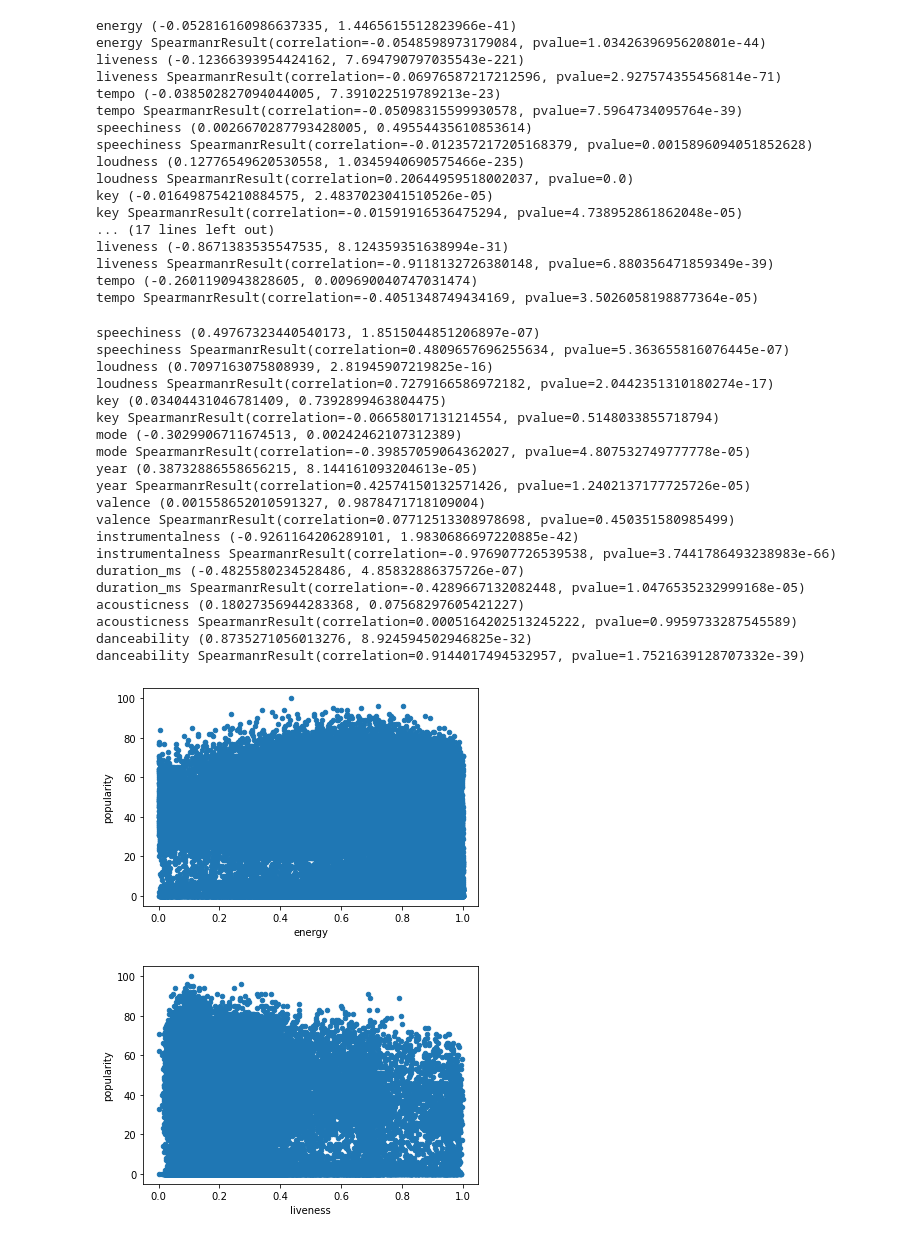
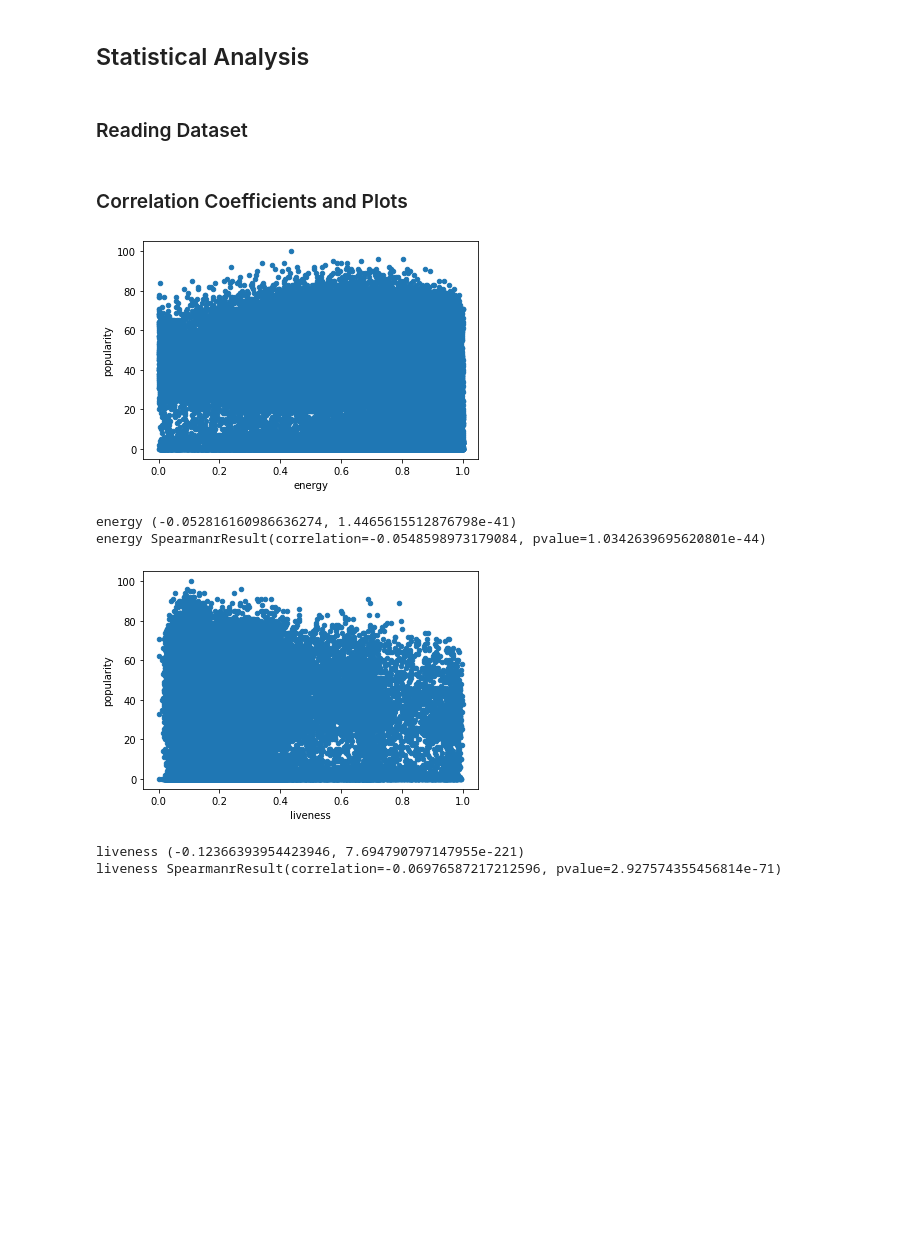
Before and after one commit to itstooerli/CS396DataScience, a Jupyter notebook: Project Milestone.ipynb, the cells around one changed output. Cells and saved outputs as stored; diff of their text form; code cells hidden in the pictures; blank space fills up the shorter version.

Commit message:
Cleaned files and repo

```diff
--- a/Project Milestone.ipynb
+++ b/Project Milestone.ipynb
@@ -33,0 +14,4 @@
+# %% [markdown]
+## Statistical Analysis
+# %% [markdown]
+### Reading Dataset
@@ -34,72 +20,21 @@
+# %% [markdown]
+### Correlation Coefficients and Plots
 # %%
-#data statistics
-import numpy as np
-import matplotlib.pyplot as plt
-import seaborn as sns
-from statistics import mean
-from scipy import stats
-from scipy.stats import chi2_contingency
-import time
-
-
-df = pd.read_csv('cleaned_spotify.csv')
+## Filter out all years less than 1980
 df.drop(df.index[df['year'] < 1980], inplace=True)
 
+## Plot all data against popularity and calculate pearson and spearman coefficients
 l = ["energy", "liveness", "tempo", "speechiness","loudness","key","mode","year","valence","instrumentalness","duration_ms","acousticness", "danceability"]
 for i in range(len(l)):
         df.plot.scatter(x=l[i], y='popularity')
+        plt.show()
         print(l[i], stats.pearsonr(df[l[i]], df['popularity']))
         print(l[i], stats.spearmanr(df[l[i]], df['popularity']))
-
-
-print('')
-df1 = df.groupby('popularity')
-df1 = df1.mean()
-df1 = df1.reset_index()
-l = ["energy", "liveness", "tempo", "speechiness","loudness","key","mode","year","valence","instrumentalness","duration_ms","acousticness", "danceability"]
-for i in range(len(l)):
-        df1.plot.scatter(x=l[i], y='popularity')
-        sns.lmplot(x=l[i],y="popularity", data=df1, palette="Paired")
-        print(l[i], stats.pearsonr(df1[l[i]], df1['popularity']))
-        print(l[i], stats.spearmanr(df1[l[i]], df1['popularity']))
 # %% [output]
+[figure]
-energy (-0.052816160986637335, 1.4465615512823966e-41)
+energy (-0.052816160986636274, 1.4465615512876798e-41)
 energy SpearmanrResult(correlation=-0.0548598973179084, pvalue=1.0342639695620801e-44)
-liveness (-0.12366393954424162, 7.694790797035543e-221)
-liveness SpearmanrResult(correlation=-0.06976587217212596, pvalue=2.927574355456814e-71)
-tempo (-0.038502827094044005, 7.391022519789213e-23)
-tempo SpearmanrResult(correlation=-0.05098315599930578, pvalue=7.5964734095764e-39)
-speechiness (0.0026670287793428005, 0.49554435610853614)
-speechiness SpearmanrResult(correlation=-0.012357217205168379, pvalue=0.0015896094051852628)
-loudness (0.12776549620530558, 1.0345940690575466e-235)
-loudness SpearmanrResult(correlation=0.20644959518002037, pvalue=0.0)
-key (-0.016498754210884575, 2.4837023041510526e-05)
-key SpearmanrResult(correlation=-0.01591916536475294, pvalue=4.738952861862048e-05)
-... (17 lines left out)
-liveness (-0.8671383535547535, 8.124359351638994e-31)
-liveness SpearmanrResult(correlation=-0.9118132726380148, pvalue=6.880356471859349e-39)
-tempo (-0.2601190943828605, 0.009690040747031474)
-tempo SpearmanrResult(correlation=-0.4051348749434169, pvalue=3.5026058198877364e-05)
+[figure]
-speechiness (0.49767323440540173, 1.8515044851206897e-07)
-speechiness SpearmanrResult(correlation=0.4809657696255634, pvalue=5.363655816076445e-07)
-loudness (0.7097163075808939, 2.81945907219825e-16)
-loudness SpearmanrResult(correlation=0.7279166586972182, pvalue=2.0442351310180274e-17)
-key (0.03404431046781409, 0.7392899463804475)
-key SpearmanrResult(correlation=-0.06658017131214554, pvalue=0.5148033855718794)
-mode (-0.3029906711674513, 0.00242462107312389)
-mode SpearmanrResult(correlation=-0.39857059064362027, pvalue=4.807532749777778e-05)
-year (0.38732886558656215, 8.144161093204613e-05)
-year SpearmanrResult(correlation=0.42574150132571426, pvalue=1.2402137177725726e-05)
-valence (0.001558652010591327, 0.9878471718109004)
-valence SpearmanrResult(correlation=0.07712513308978698, pvalue=0.450351580985499)
-instrumentalness (-0.9261164206289101, 1.9830686697220885e-42)
-instrumentalness SpearmanrResult(correlation=-0.976907726539538, pvalue=3.7441786493238983e-66)
-duration_ms (-0.4825580234528486, 4.85832886375726e-07)
-duration_ms SpearmanrResult(correlation=-0.4289667132082448, pvalue=1.0476535232999168e-05)
-acousticness (0.18027356944283368, 0.07568297605421227)
-acousticness SpearmanrResult(correlation=0.0005164202513245222, pvalue=0.9959733287545589)
-danceability (0.8735271056013276, 8.924594502946825e-32)
-danceability SpearmanrResult(correlation=0.9144017494532957, pvalue=1.7521639128707332e-39)
+liveness (-0.12366393954423946, 7.694790797147955e-221)
+liveness SpearmanrResult(correlation=-0.06976587217212596, pvalue=2.927574355456814e-71)
-[figure]
-[figure]
 [figure]
```
Also changed, not shown: parts of 26 cells of this notebook, 5 other files.
